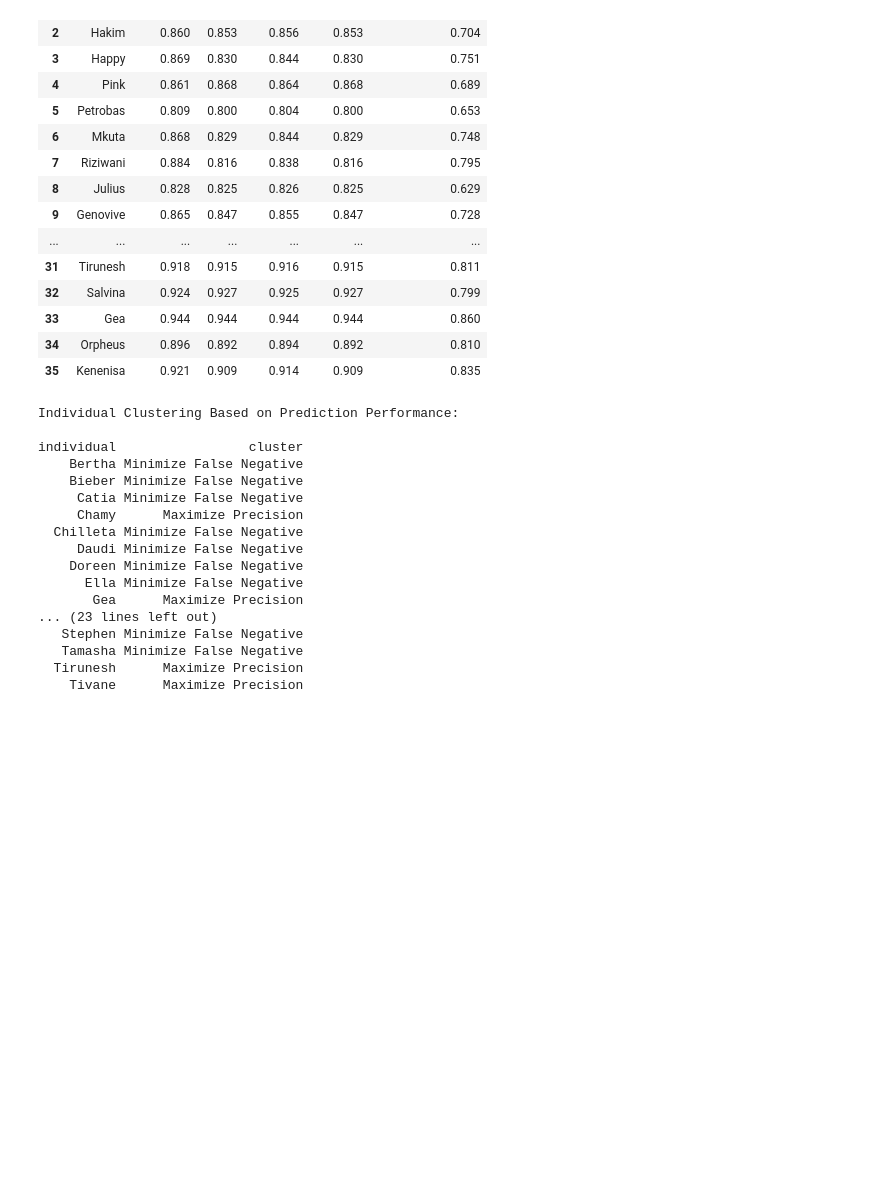
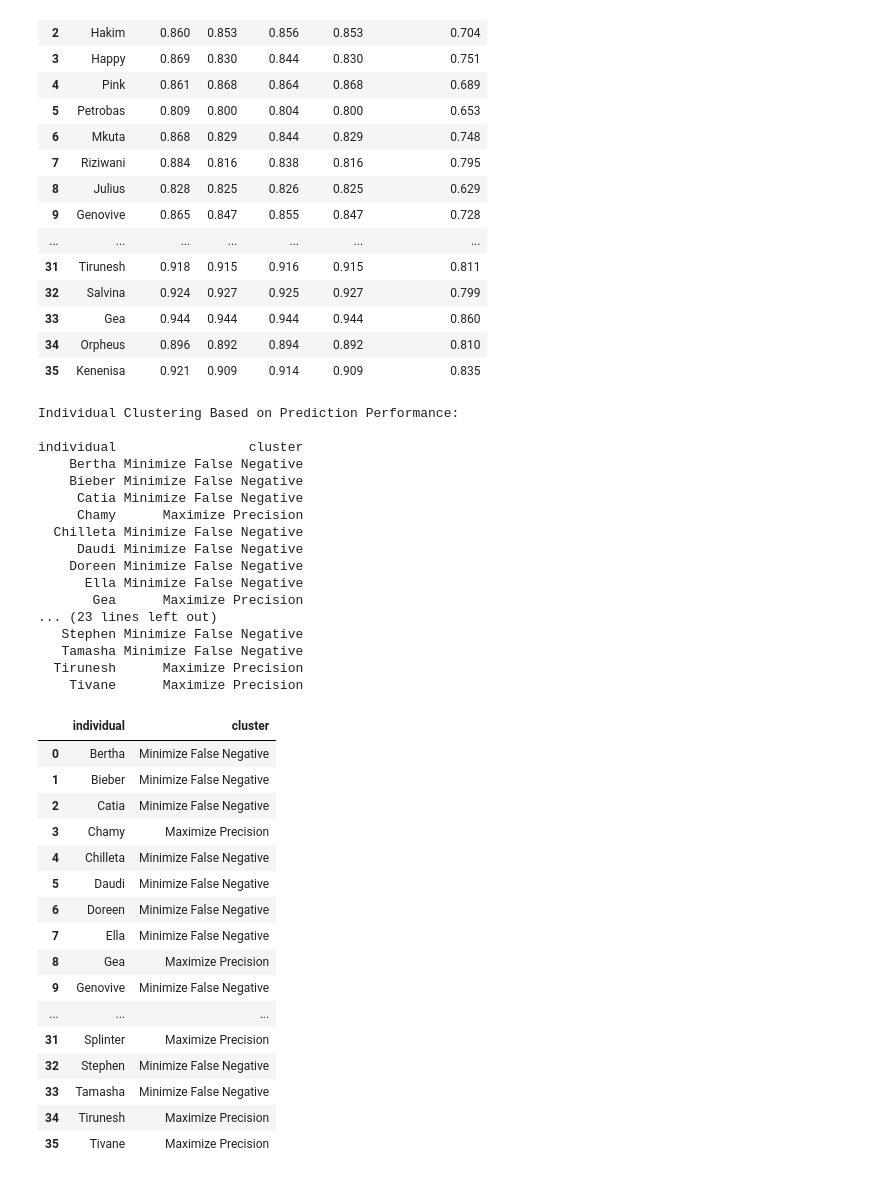
Before and after one commit to Valentin-Janclaes/Hackathon_Winning_Team_2025, a Jupyter notebook: notebook_analysis_1.ipynb, the cells around one changed output. Cells and saved outputs as stored; diff of their text form; code cells hidden in the pictures; blank space fills up the shorter version.

```diff
--- a/notebook_analysis_1.ipynb
+++ b/notebook_analysis_1.ipynb
@@ -221,23 +221,42 @@ def cluster_individuals(df, ground_truth_col='tb', prediction_col='hit', individ
     # Display results
     print("Individual Clustering Based on Prediction Performance:\n")
     print(metrics_df[['individual', 'cluster']].to_string(index=False))
+    return metrics_df[['individual', 'cluster']]
 # %%
-cluster_individuals(data_full)
+clusters=cluster_individuals(data_full)
+clusters
 # %% [output]
 Individual Clustering Based on Prediction Performance:
 
 individual                 cluster
     Bertha Minimize False Negative
     Bieber Minimize False Negative
      Catia Minimize False Negative
      Chamy      Maximize Precision
   Chilleta Minimize False Negative
      Daudi Minimize False Negative
     Doreen Minimize False Negative
       Ella Minimize False Negative
        Gea      Maximize Precision
 ... (23 lines left out)
    Stephen Minimize False Negative
    Tamasha Minimize False Negative
   Tirunesh      Maximize Precision
     Tivane      Maximize Precision
+|  | individual | cluster |
+| 0 | Bertha | Minimize False Negative |
+| 1 | Bieber | Minimize False Negative |
+| 2 | Catia | Minimize False Negative |
+| 3 | Chamy | Maximize Precision |
+| 4 | Chilleta | Minimize False Negative |
+| 5 | Daudi | Minimize False Negative |
+| 6 | Doreen | Minimize False Negative |
+| 7 | Ella | Minimize False Negative |
+| 8 | Gea | Maximize Precision |
+| 9 | Genovive | Minimize False Negative |
+| ... | ... | ... |
+| 31 | Splinter | Maximize Precision |
+| 32 | Stephen | Minimize False Negative |
+| 33 | Tamasha | Minimize False Negative |
+| 34 | Tirunesh | Maximize Precision |
+| 35 | Tivane | Maximize Precision |
```
Also changed, not shown: parts of 3 cells of this notebook.
